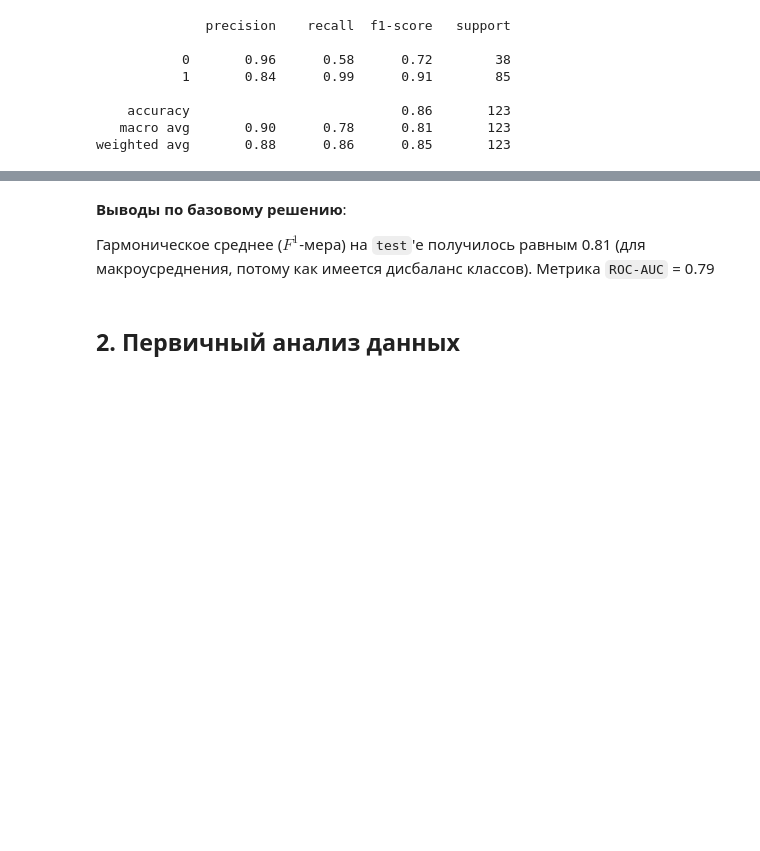
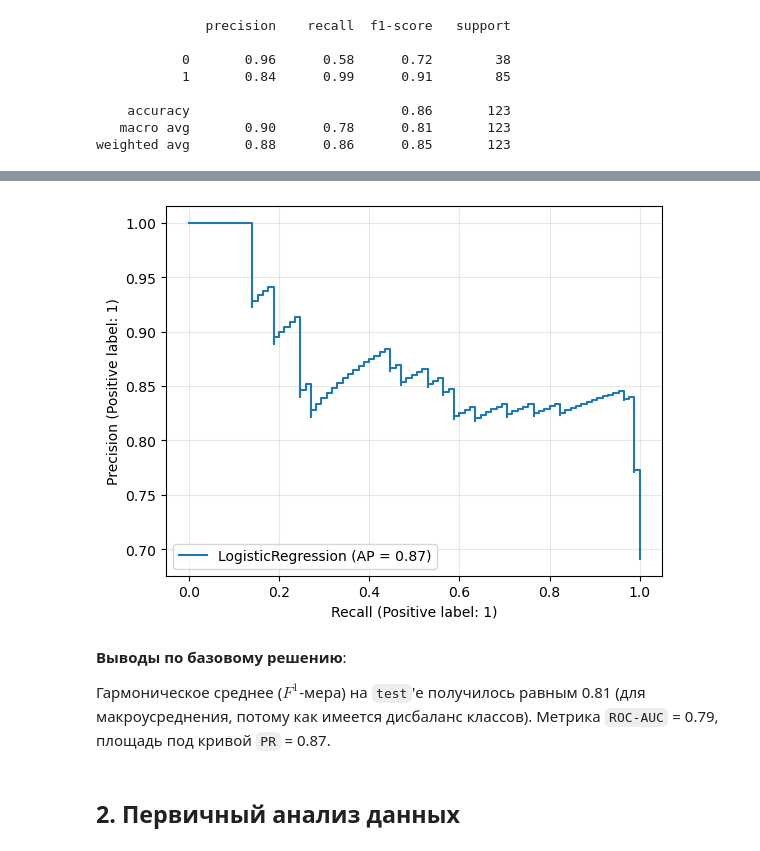
Before and after one commit to dnlygvtv/Python_for_Data_Science_HWs, a Jupyter notebook: HW/HW_7.ipynb, the cells around one changed output, grey strips where cells are left out. Drawn from its saved outputs; the diff is of its cells as text; code cells hidden in the pictures; blank space fills up the shorter version.

```diff
--- a/HW/HW_7.ipynb
+++ b/HW/HW_7.ipynb
@@ -162,7 +159,12 @@ plt.grid(True)
+# %%
+plot_precision_recall_curve(lr, X_test, y_test)
+plt.grid(True, alpha=.3);
+# %% [output]
+[figure, added]
 # %% [markdown]
 **Выводы по базовому решению**:
 
-Гармоническое среднее ($F^1$-мера) на `test`'е получилось равным 0.81 (для макроусреднения, потому как имеется дисбаланс классов). Метрика `ROC-AUC` = 0.79
+Гармоническое среднее ($F^1$-мера) на `test`'е получилось равным 0.81 (для макроусреднения, потому как имеется дисбаланс классов). Метрика `ROC-AUC` = 0.79, площадь под кривой `PR` = 0.87.
 # %% [markdown]
 ## 2. Первичный анализ данных
 # %%
```
Also changed, not shown: parts of 5 cells of this notebook.
